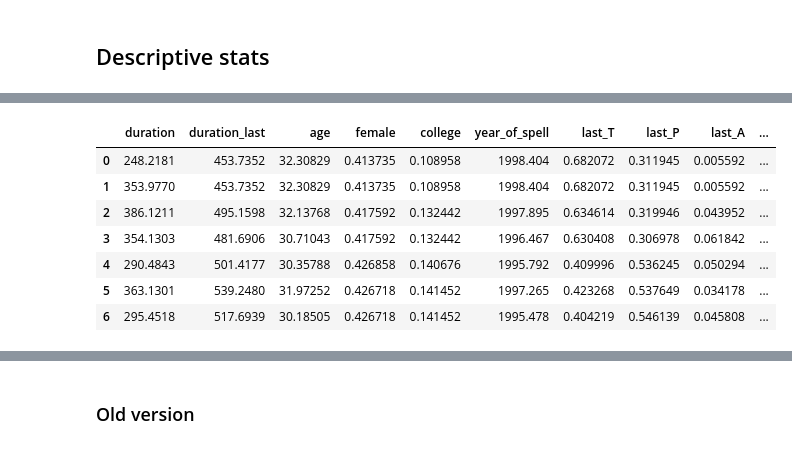
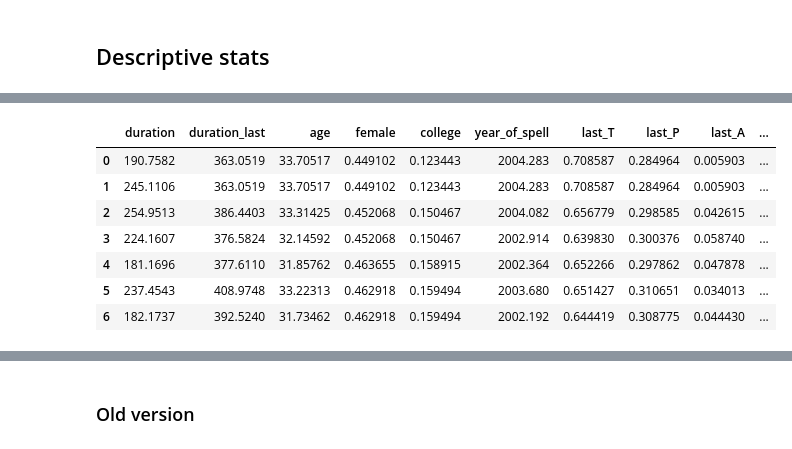
Before and after one commit to crisla/UVD_ABS_code, a Jupyter notebook: tables_and_plots.ipynb, the cells around one changed output, grey strips where cells are left out. Cells and saved outputs as stored; diff of their text form; code cells hidden in the pictures.

```diff
--- a/tables_and_plots.ipynb
+++ b/tables_and_plots.ipynb
@@ -741,0 +345,13 @@ short_tab.round(3).to_stata('results/results_educ_96_noA.dta')
+# %%
+final_table, means_table = read_descriptive_stats('results/descriptive_stats96.log')
+final_table.to_stata('results/descriptive_stats96.dta')
+means_table
+# %% [output]
+|  | duration | duration_last | age | female | college | year_of_spell | last_T | last_P | last_A | ... |
+| 0 | 190.7582 | 363.0519 | 33.70517 | 0.449102 | 0.123443 | 2004.283 | 0.708587 | 0.284964 | 0.005903 | ... |
+| 1 | 245.1106 | 363.0519 | 33.70517 | 0.449102 | 0.123443 | 2004.283 | 0.708587 | 0.284964 | 0.005903 | ... |
+| 2 | 254.9513 | 386.4403 | 33.31425 | 0.452068 | 0.150467 | 2004.082 | 0.656779 | 0.298585 | 0.042615 | ... |
+| 3 | 224.1607 | 376.5824 | 32.14592 | 0.452068 | 0.150467 | 2002.914 | 0.639830 | 0.300376 | 0.058740 | ... |
+| 4 | 181.1696 | 377.6110 | 31.85762 | 0.463655 | 0.158915 | 2002.364 | 0.652266 | 0.297862 | 0.047878 | ... |
+| 5 | 237.4543 | 408.9748 | 33.22313 | 0.462918 | 0.159494 | 2003.680 | 0.651427 | 0.310651 | 0.034013 | ... |
+| 6 | 182.1737 | 392.5240 | 31.73462 | 0.462918 | 0.159494 | 2002.192 | 0.644419 | 0.308775 | 0.044430 | ... |
@@ -785,21 +424,0 @@ table_names_format = ['Raw', 'LTU', 'STU_noAjd', 'STU','STU_Recalls', 'NE_noAjd'
-# %%
-means_table = pd.DataFrame(table_raw[1,:,:].T, columns=column_names_format) #, index=names_latex
-means_table['version'] = table_names_format
-# means_table.round(3).to_stata('results/descriptive_stats_means.dta')
-stds_table = pd.DataFrame(table_raw[2,:,:].T, columns=column_names_format) #, index=names_latex
-stds_table['version'] = table_names_format
-
-final_table = pd.concat([means_table, stds_table]).sort_index(kind='merge')
-final_table['stat'] = ['mean','std']*7
-final_table = final_table[list(final_table.columns[-2:])+list(final_table.columns[:-2])]
-final_table.to_stata('results/descriptive_stats.dta')
-means_table
-# %% [output]
-|  | duration | duration_last | age | female | college | year_of_spell | last_T | last_P | last_A | ... |
-| 0 | 248.2181 | 453.7352 | 32.30829 | 0.413735 | 0.108958 | 1998.404 | 0.682072 | 0.311945 | 0.005592 | ... |
-| 1 | 353.9770 | 453.7352 | 32.30829 | 0.413735 | 0.108958 | 1998.404 | 0.682072 | 0.311945 | 0.005592 | ... |
-| 2 | 386.1211 | 495.1598 | 32.13768 | 0.417592 | 0.132442 | 1997.895 | 0.634614 | 0.319946 | 0.043952 | ... |
-| 3 | 354.1303 | 481.6906 | 30.71043 | 0.417592 | 0.132442 | 1996.467 | 0.630408 | 0.306978 | 0.061842 | ... |
-| 4 | 290.4843 | 501.4177 | 30.35788 | 0.426858 | 0.140676 | 1995.792 | 0.409996 | 0.536245 | 0.050294 | ... |
-| 5 | 363.1301 | 539.2480 | 31.97252 | 0.426718 | 0.141452 | 1997.265 | 0.423268 | 0.537649 | 0.034178 | ... |
-| 6 | 295.4518 | 517.6939 | 30.18505 | 0.426718 | 0.141452 | 1995.478 | 0.404219 | 0.546139 | 0.045808 | ... |
```
Also changed, not shown: parts of 39 cells of this notebook, 19 other files.
